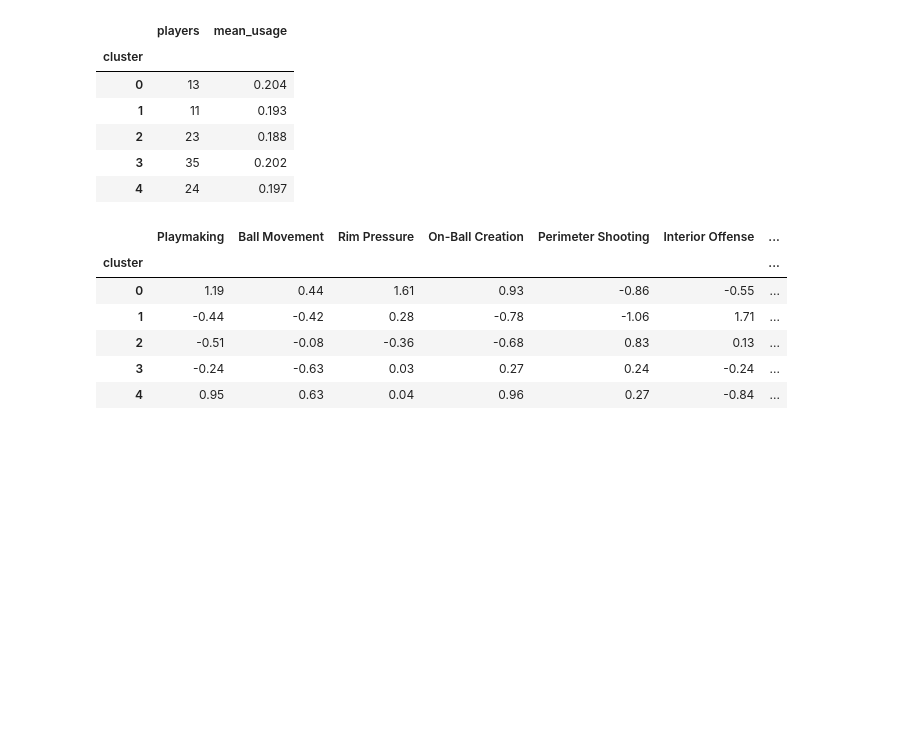
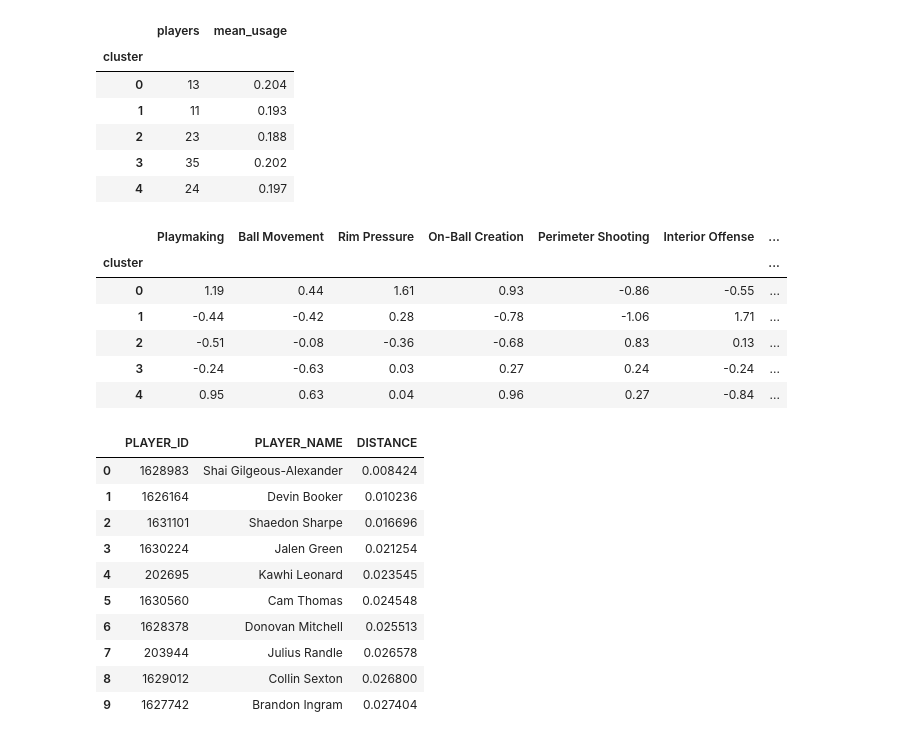
Before and after one commit to alex-abrego/nba-player-archetype-analysis, a Jupyter notebook: notebooks/experiments/feature_engineering_exploration.ipynb, the cells around one changed output. Cells and saved outputs as stored; diff of their text form; code cells hidden in the pictures; blank space fills up the shorter version.

```diff
--- a/notebooks/experiments/feature_engineering_exploration.ipynb
+++ b/notebooks/experiments/feature_engineering_exploration.ipynb
@@ -2059,0 +2123,53 @@ display(
+# %%
+def find_similar_players(player_name, similarity_type="overall", n=10):
+
+    matches = players.index[
+        players["PLAYER_NAME"] == player_name
+    ]
+
+    if len(matches) != 1:
+        raise ValueError(
+            "Player name must match exactly one player."
+        )
+
+    player_idx = matches[0]
+
+    # Select the requested distance matrix.
+    matrix = distances[similarity_type]
+
+    # Distance from this player to everyone else.
+    player_distances = matrix[player_idx].copy()
+
+    # Exclude the player from their own results.
+    player_distances[player_idx] = np.inf
+
+    # Find the nearest neighbors.
+    nearest_indices = np.argsort(player_distances)[:n]
+
+    results = players.iloc[nearest_indices][
+        ["PLAYER_ID", "PLAYER_NAME"]
+    ].copy()
+
+    results["DISTANCE"] = player_distances[nearest_indices]
+
+    return results.reset_index(drop=True)
+# %%
+display(
+    find_similar_players(
+        "Jaylen Brown",
+        similarity_type="offense",
+        n=10,
+    )
+)
+# %% [output]
+|  | PLAYER_ID | PLAYER_NAME | DISTANCE |
+| 0 | 1628983 | Shai Gilgeous-Alexander | 0.008424 |
+| 1 | 1626164 | Devin Booker | 0.010236 |
+| 2 | 1631101 | Shaedon Sharpe | 0.016696 |
+| 3 | 1630224 | Jalen Green | 0.021254 |
+| 4 | 202695 | Kawhi Leonard | 0.023545 |
+| 5 | 1630560 | Cam Thomas | 0.024548 |
+| 6 | 1628378 | Donovan Mitchell | 0.025513 |
+| 7 | 203944 | Julius Randle | 0.026578 |
+| 8 | 1629012 | Collin Sexton | 0.026800 |
+| 9 | 1627742 | Brandon Ingram | 0.027404 |
```
Also changed, not shown: parts of 1 cell of this notebook, 1 other file.
